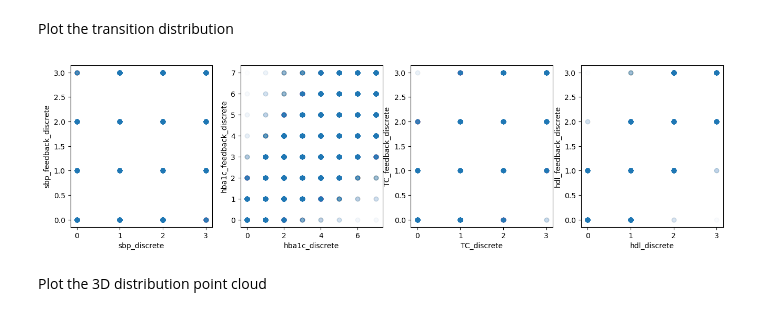
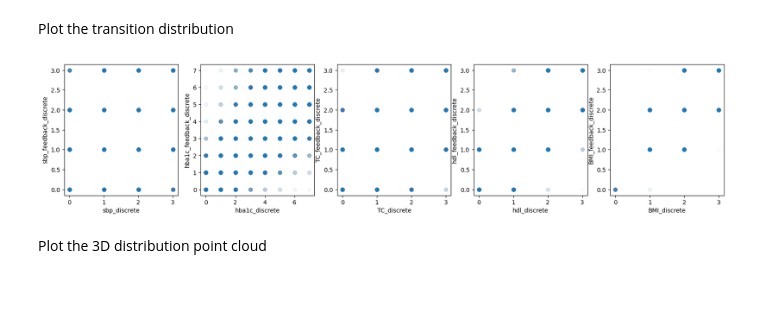
Before and after one commit to tian1327/Accord-RL, a Jupyter notebook: DOPE/BPClass/model.ipynb, the cells around one changed output. Cells and saved outputs as stored; diff of their text form; code cells hidden in the pictures; blank space fills up the shorter version.

```diff
--- a/DOPE/BPClass/model.ipynb
+++ b/DOPE/BPClass/model.ipynb
@@ -165,7 +170,7 @@ Finished adding action_code and state_code columns
 count_s_a = {} # count the number of times state s and action a appear in the dataset, sparse format
 count_s_a_d = {} # count the number of times state s, action a, and next state s' appear in the dataset
 sum_r_s_a = {} # sum of the reward of state s and action a
-sum_c_s_a = {} # sum of the cost of state s and action a
+sum_c_s_a = {} # sum of the cost of state s and action a, this is the absolute value of SBP feedback
 visit_number = [] # number of visits for each patient
 
 # loop through each patient in the dataset
@@ -189,8 +194,9 @@ for i in tqdm(range(100001, 110252)):
 
         r = df_patient.iloc[j]['CVDRisk_feedback']
         sbp_fb = df_patient.iloc[j]['sbp_feedback']
+        c = sbp_fb
 
-        c = max(0, 110 - sbp_fb) + max(0, sbp_fb - 125) # cost is the deviation of sbp_fb outside the range [110, 125]
+        # c = max(0, 110 - sbp_fb) + max(0, sbp_fb - 125) # cost is the deviation of sbp_fb outside the range [110, 125]
 
         if (s, a) not in count_s_a:
             count_s_a[(s, a)] = 1
@@ -647,17 +661,19 @@ df[['sbp','hba1c','TC','hdl']].corr()
 Plot the transition distribution
 # %%
 # for each of the 5 features, plot the scatter plot between the feature and the its corresponding feedback
-fig, axes = plt.subplots(nrows=1, ncols=4, figsize=(16,4))
-for i in range(4):
-    x_name = state_features[i]
+state_features_full = ['sbp_discrete','hba1c_discrete','TC_discrete','hdl_discrete','BMI_discrete']
+
+fig, axes = plt.subplots(nrows=1, ncols=5, figsize=(20,4))
+for i in range(len(state_features_full)):
+    x_name = state_features_full[i]
     y_name = x_name.split('_')[0] + '_feedback_discrete'
     axes[i].scatter(df[x_name], df[y_name], alpha=0.01)
     axes[i].set_xlabel(x_name)
     axes[i].set_ylabel(y_name)
 
 plt.show()
 # %% [output]
-[figure, old version]
+[figure, new version]
 # %% [markdown]
 Plot the 3D distribution point cloud
 # %%
```
Also changed, not shown: parts of 9 cells of this notebook, 2 other files.
